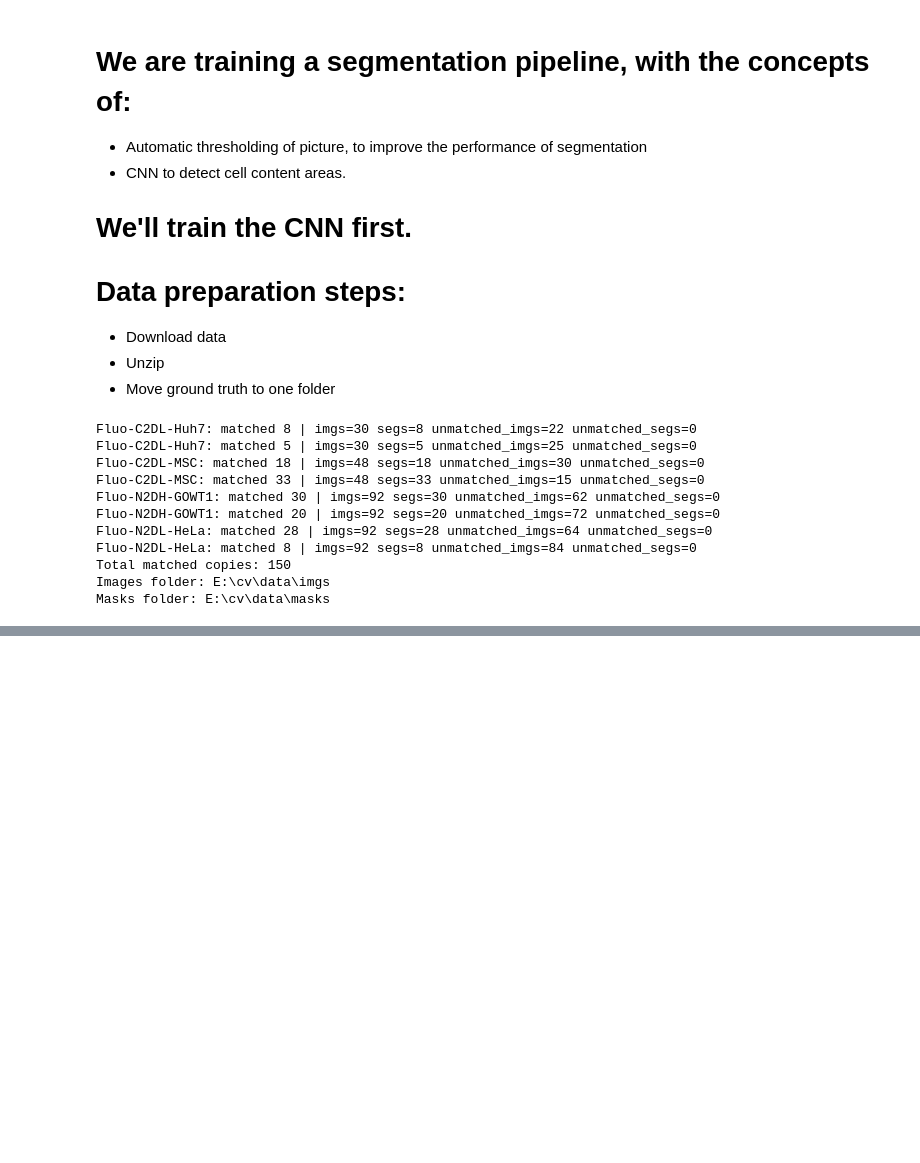
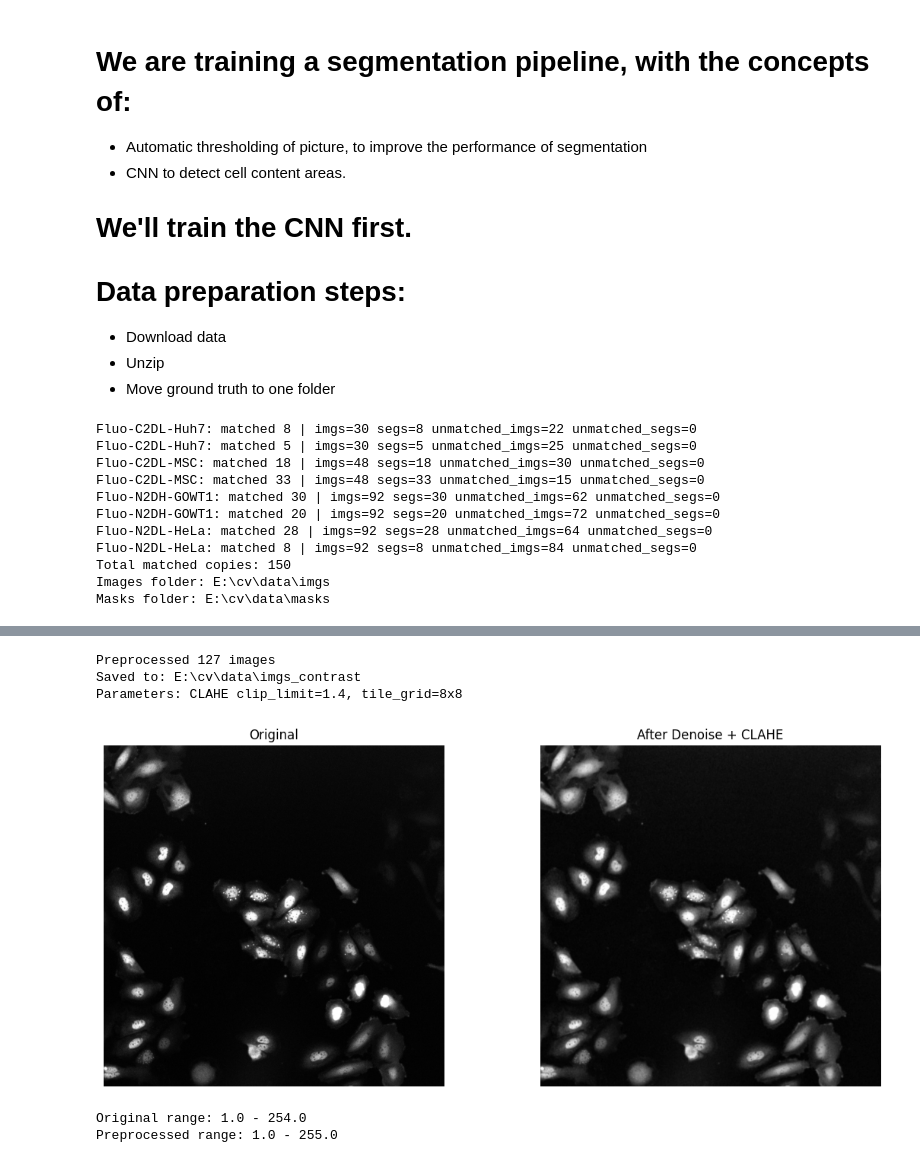
Before and after one commit to sydneycally-inclane-2812/cell-tracking-challenge-cv-project, a Jupyter notebook: src/data-preparation/main.ipynb, the cells around one changed output, grey strips where cells are left out. Drawn from its saved outputs; the diff is of its cells as text; code cells hidden in the pictures; blank space fills up the shorter version.

```diff
--- a/src/data-preparation/main.ipynb
+++ b/src/data-preparation/main.ipynb
@@ -201,0 +273,69 @@ Masks folder: E:\cv\data\masks
+# %%
+import cv2
+
+# Preprocessing: Denoise + Contrast Enhancement
+OUT_IMGS_CONTRAST = DATA_DIR / "imgs_contrast"
+OUT_IMGS_CONTRAST.mkdir(parents=True, exist_ok=True)
+
+CLAHE_CLIP_LIMIT = 1.4
+CLAHE_TILE_GRID_SIZE = 8
+
+processed_count = 0
+for img_path in sorted(OUT_IMGS.glob('*.tif')):
+    img = tiff.imread(img_path)
+
+    # Step 1: Light bilateral denoise (preserves edges, removes noise)
+    # Convert to uint8 if needed for bilateral filter
+    img_uint8 = cv2.normalize(img, None, 0, 255, cv2.NORM_MINMAX).astype(np.uint8)
+    denoised = cv2.bilateralFilter(img_uint8, d=5, sigmaColor=50, sigmaSpace=50)
+
+    # Step 2: CLAHE contrast enhancement
+    clahe = cv2.createCLAHE(clipLimit=CLAHE_CLIP_LIMIT, tileGridSize=(CLAHE_TILE_GRID_SIZE, CLAHE_TILE_GRID_SIZE))
+    contrast_boosted = clahe.apply(denoised)
+
+	# # Step 3: Light bilateral denoise to control noise bloom from increase contrast
+    # img_uint8 = cv2.normalize(img, None, 0, 255, cv2.NORM_MINMAX).astype(np.uint8)
+    # denoised = cv2.bilateralFilter(img_uint8, d=4, sigmaColor=50, sigmaSpace=50)
+
+    # Save to contrast folder
+    out_path = OUT_IMGS_CONTRAST / img_path.name
+    tiff.imwrite(out_path, contrast_boosted)
+    processed_count += 1
+
+print(f"Preprocessed {processed_count} images")
+print(f"Saved to: {OUT_IMGS_CONTRAST.resolve()}")
+print(f"Parameters: CLAHE clip_limit={CLAHE_CLIP_LIMIT}, tile_grid={CLAHE_TILE_GRID_SIZE}x{CLAHE_TILE_GRID_SIZE}")
+# %% [output]
+Preprocessed 127 images
+Saved to: E:\cv\data\imgs_contrast
+Parameters: CLAHE clip_limit=1.4, tile_grid=8x8
+# %%
+# Visualization: Before vs After Contrast Boost
+sample_img_file = sorted(OUT_IMGS.glob('*.tif'))[0]
+sample_contrast_file = OUT_IMGS_CONTRAST / sample_img_file.name
+
+img_orig = tiff.imread(sample_img_file)
+img_contrast = tiff.imread(sample_contrast_file)
+
+# Normalize for display
+img_orig_norm = (img_orig.astype(float) - img_orig.min()) / (img_orig.max() - img_orig.min() + 1e-6)
+img_contrast_norm = (img_contrast.astype(float) - img_contrast.min()) / (img_contrast.max() - img_contrast.min() + 1e-6)
+
+fig, axes = plt.subplots(1, 2, figsize=(12, 5))
+axes[0].imshow(img_orig_norm, cmap='gray')
+axes[0].set_title('Original', fontsize=12)
+axes[0].axis('off')
+
+axes[1].imshow(img_contrast_norm, cmap='gray')
+axes[1].set_title('After Denoise + CLAHE', fontsize=12)
+axes[1].axis('off')
+
+plt.tight_layout()
+plt.show()
+
+print(f"Original range: {img_orig.min():.1f} - {img_orig.max():.1f}")
+print(f"Preprocessed range: {img_contrast.min():.1f} - {img_contrast.max():.1f}")
+# %% [output]
+[figure, added]
+Original range: 1.0 - 254.0
+Preprocessed range: 1.0 - 255.0
```
Also changed, not shown: parts of 7 cells of this notebook, 8 other files.
